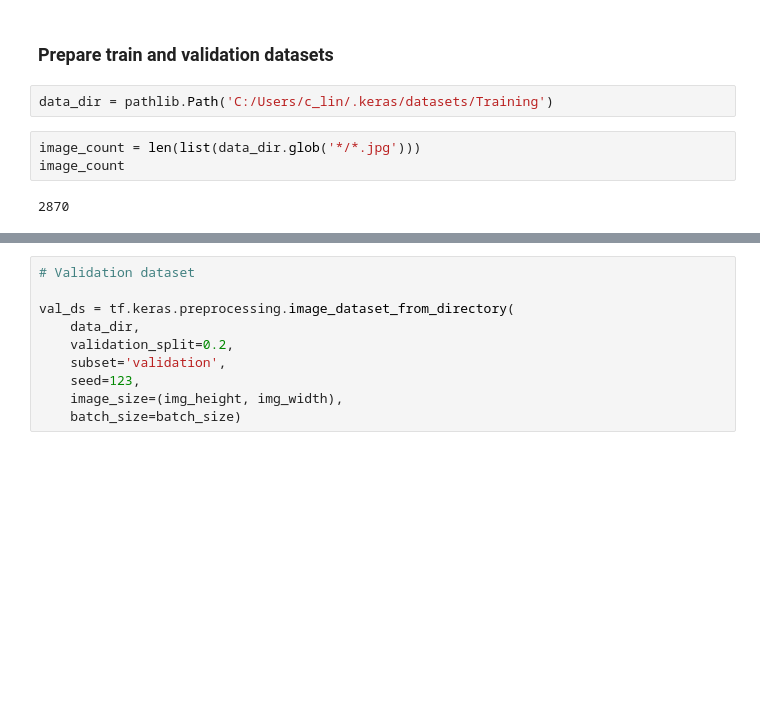
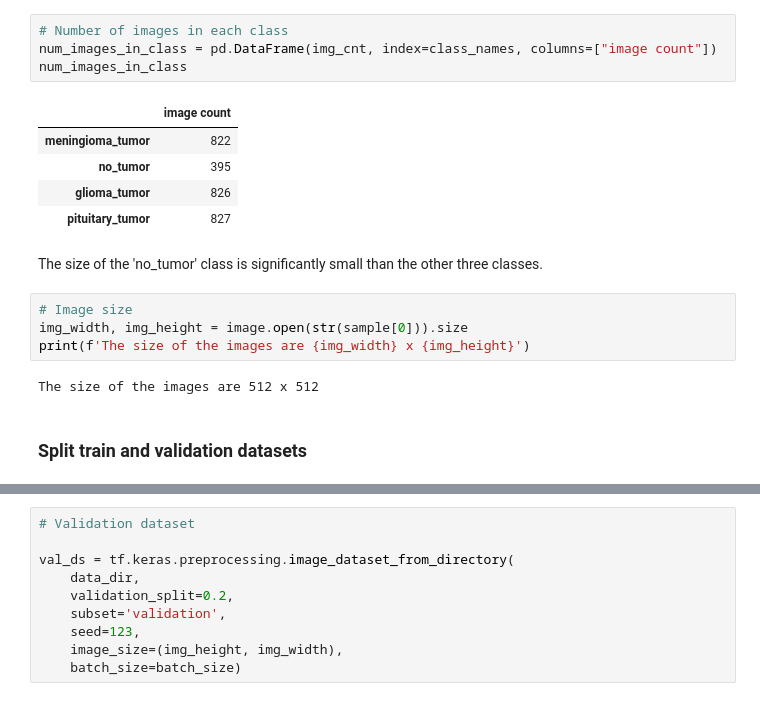
Before and after one commit to szelinghsu/BrainTumor, a Jupyter notebook: notebooks/brain_tumor.ipynb, the cells around one changed output, grey strips where cells are left out. Cells and saved outputs as stored; diff of their text form; blank space fills up the shorter version.

```diff
--- a/notebooks/brain_tumor.ipynb
+++ b/notebooks/brain_tumor.ipynb
@@ -14,9 +63,20 @@ data_dir = tf.keras.utils.get_file(fname='brain_tumor.zip',
+# %%
+# Number of images in each class
+num_images_in_class = pd.DataFrame(img_cnt, index=class_names, columns=["image count"])
+num_images_in_class
+# %% [output]
+|  | image count |
+| meningioma_tumor | 822 |
+| no_tumor | 395 |
+| glioma_tumor | 826 |
+| pituitary_tumor | 827 |
+# %% [markdown]
+The size of the 'no_tumor' class is significantly small than the other three classes.
+# %%
+# Image size
+img_width, img_height = image.open(str(sample[0])).size
+print(f'The size of the images are {img_width} x {img_height}')
+# %% [output]
+The size of the images are 512 x 512
 # %% [markdown]
-### Prepare train and validation datasets
+### Split train and validation datasets
-# %%
-data_dir = pathlib.Path('C:/Users/c_lin/.keras/datasets/Training')
-# %%
-image_count = len(list(data_dir.glob('*/*.jpg')))
-image_count
-# %% [output]
-2870
```
Also changed, not shown: parts of 44 cells of this notebook.
